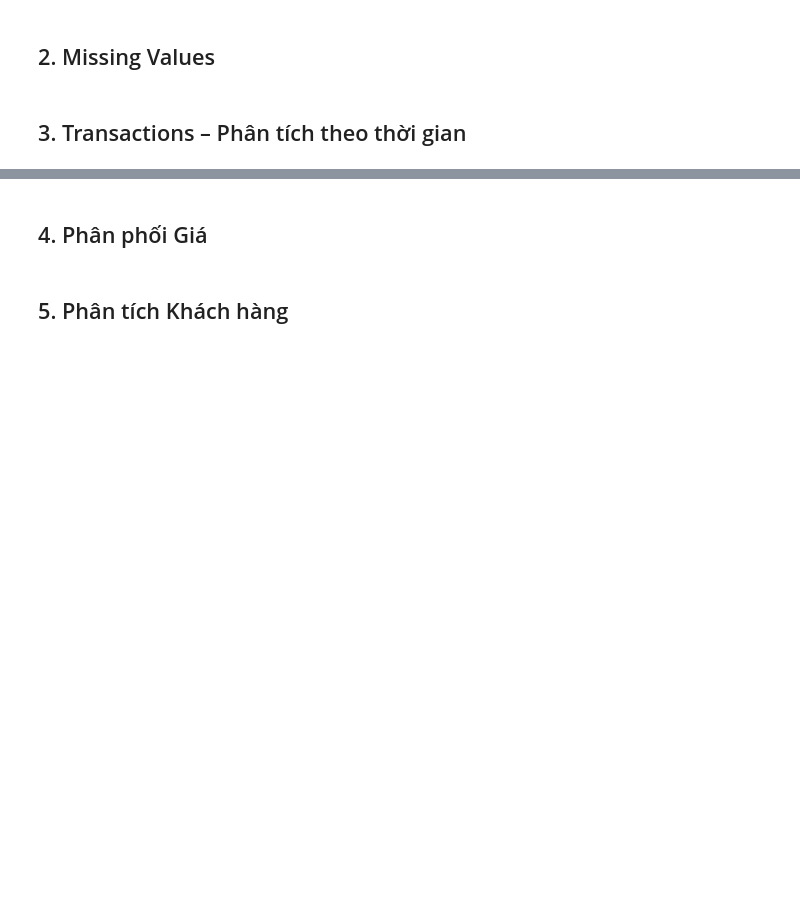
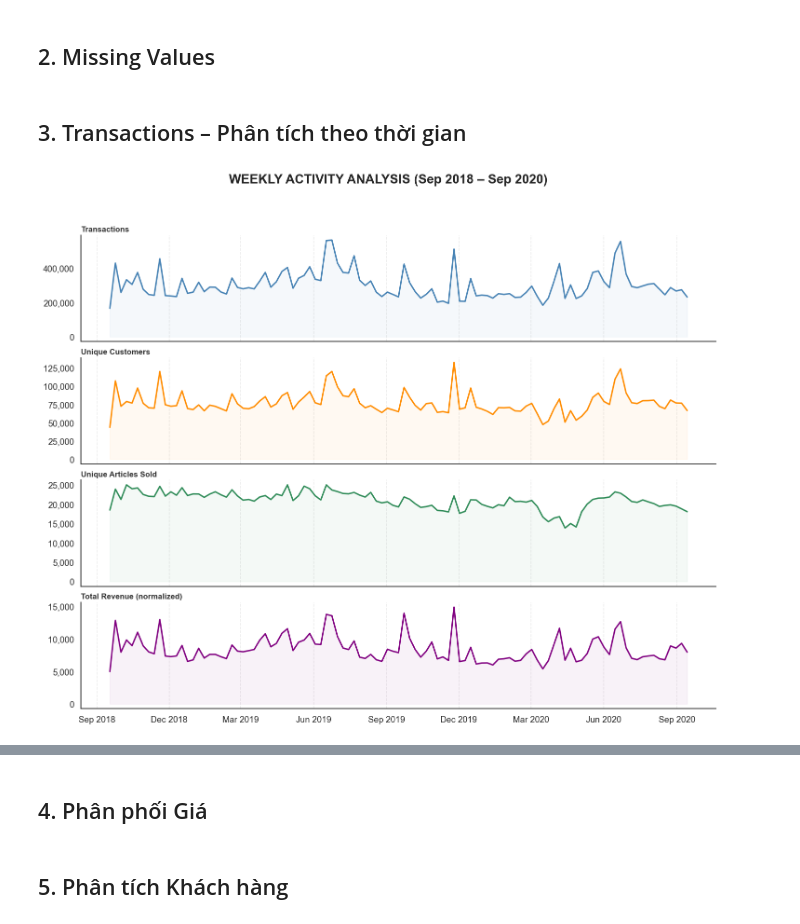
Before and after one commit to Duongvu05/ddm_project, a Jupyter notebook: notebooks/eda.ipynb, the cells around one changed output, grey strips where cells are left out. Cells and saved outputs as stored; diff of their text form; code cells hidden in the pictures; blank space fills up the shorter version.

```diff
--- a/notebooks/eda.ipynb
+++ b/notebooks/eda.ipynb
@@ -127,32 +149,33 @@ for i, (ax, (col, label, color)) in enumerate(zip(axes, metrics)):
     ax.plot(weekly["week_start"], weekly[col], color=color, linewidth=2)
     ax.fill_between(weekly["week_start"], weekly[col], alpha=0.05, color=color)
 
     # Tối ưu Trục Y: Để tên trục nằm ngang phía trên biểu đồ cho thoáng
     ax.set_title(label, loc='left', fontsize=11, fontweight='bold', color='#333333', pad=5)
 
     # Thêm gridline dọc mờ
     ax.grid(axis='x', linestyle='--', alpha=0.4)
 
     # Bỏ khung viền trên và phải cho hiện đại
     ax.spines['top'].set_visible(False)
     ax.spines['right'].set_visible(False)
 
     # Định dạng số trục Y (thêm dấu phẩy ngăn cách hàng nghìn)
     ax.yaxis.set_major_formatter(mticker.StrMethodFormatter('{x:,.0f}'))
 
 # 3. Tối ưu Trục X (Ngày tháng)
 # Định dạng: Hiển thị Tháng - Năm (Ví dụ: Jan 2019)
 axes[-1].xaxis.set_major_formatter(mdates.DateFormatter('%b %Y'))
 # Cách 3 tháng hiển thị 1 nhãn để tránh dày đặc
 axes[-1].xaxis.set_major_locator(mdates.MonthLocator(interval=3))
 
 plt.xticks(rotation=0, ha='center') # Để nằm ngang cho dễ đọc
 axes[-1].set_xlabel("", fontsize=12, labelpad=10)
 
-plt.suptitle("WEEKLY ACTIVITY ANALYSIS
-(Sep 2018 – Sep 2020)",
+plt.suptitle("WEEKLY ACTIVITY ANALYSIS (Sep 2018 – Sep 2020)",
              fontsize=18, fontweight='bold', y=0.98)
 
 #plt.tight_layout() # Đã dùng hspace trong gridspec_kw nên có thể cân nhắc bỏ tight_layout
 plt.savefig(FIG_DIR / "weekly_activity.png", bbox_inches="tight")
 plt.show()
+# %% [output]
+[figure, added]
```
Also changed, not shown: parts of 8 cells of this notebook, 2 other files.
